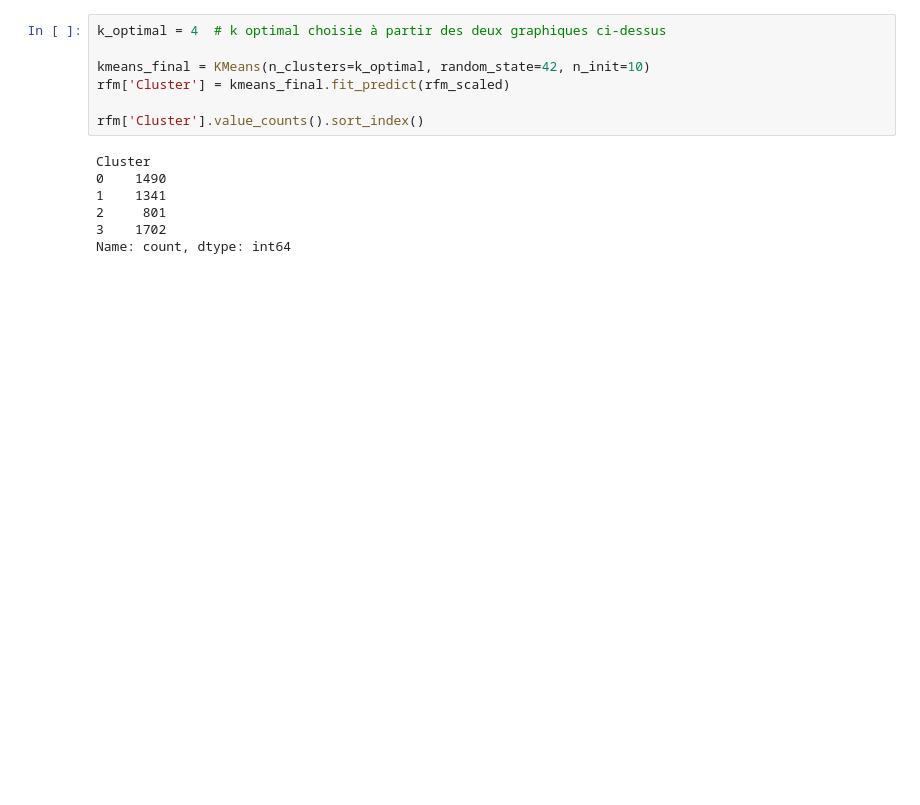
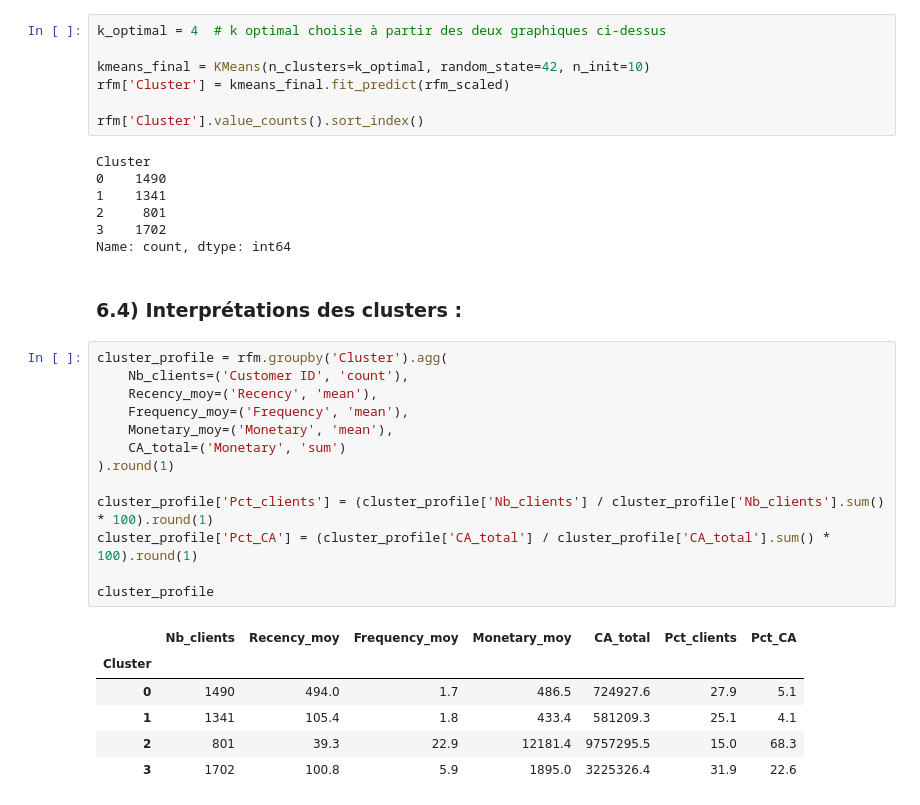
Before and after one commit to Nithilan16/Online_retail-rfm-segmentation, a Jupyter notebook: notebooks/online_retail.ipynb, the cells around one changed output. Saved outputs shown, nothing was run; the diff lists cells and outputs as text; blank space fills up the shorter version.

```diff
--- a/notebooks/online_retail.ipynb
+++ b/notebooks/online_retail.ipynb
@@ -1031,3 +1041,25 @@ Cluster
 2     801
 3    1702
 Name: count, dtype: int64
+# %% [markdown]
+### 6.4) Interprétations des clusters :
+# %%
+cluster_profile = rfm.groupby('Cluster').agg(
+    Nb_clients=('Customer ID', 'count'),
+    Recency_moy=('Recency', 'mean'),
+    Frequency_moy=('Frequency', 'mean'),
+    Monetary_moy=('Monetary', 'mean'),
+    CA_total=('Monetary', 'sum')
+).round(1)
+
+cluster_profile['Pct_clients'] = (cluster_profile['Nb_clients'] / cluster_profile['Nb_clients'].sum() * 100).round(1)
+cluster_profile['Pct_CA'] = (cluster_profile['CA_total'] / cluster_profile['CA_total'].sum() * 100).round(1)
+
+cluster_profile
+# %% [output]
+|  | Nb_clients | Recency_moy | Frequency_moy | Monetary_moy | CA_total | Pct_clients | Pct_CA |
+| Cluster |  |  |  |  |  |  |  |
+| 0 | 1490 | 494.0 | 1.7 | 486.5 | 724927.6 | 27.9 | 5.1 |
+| 1 | 1341 | 105.4 | 1.8 | 433.4 | 581209.3 | 25.1 | 4.1 |
+| 2 | 801 | 39.3 | 22.9 | 12181.4 | 9757295.5 | 15.0 | 68.3 |
+| 3 | 1702 | 100.8 | 5.9 | 1895.0 | 3225326.4 | 31.9 | 22.6 |
```
Also changed, not shown: parts of 14 cells of this notebook.
